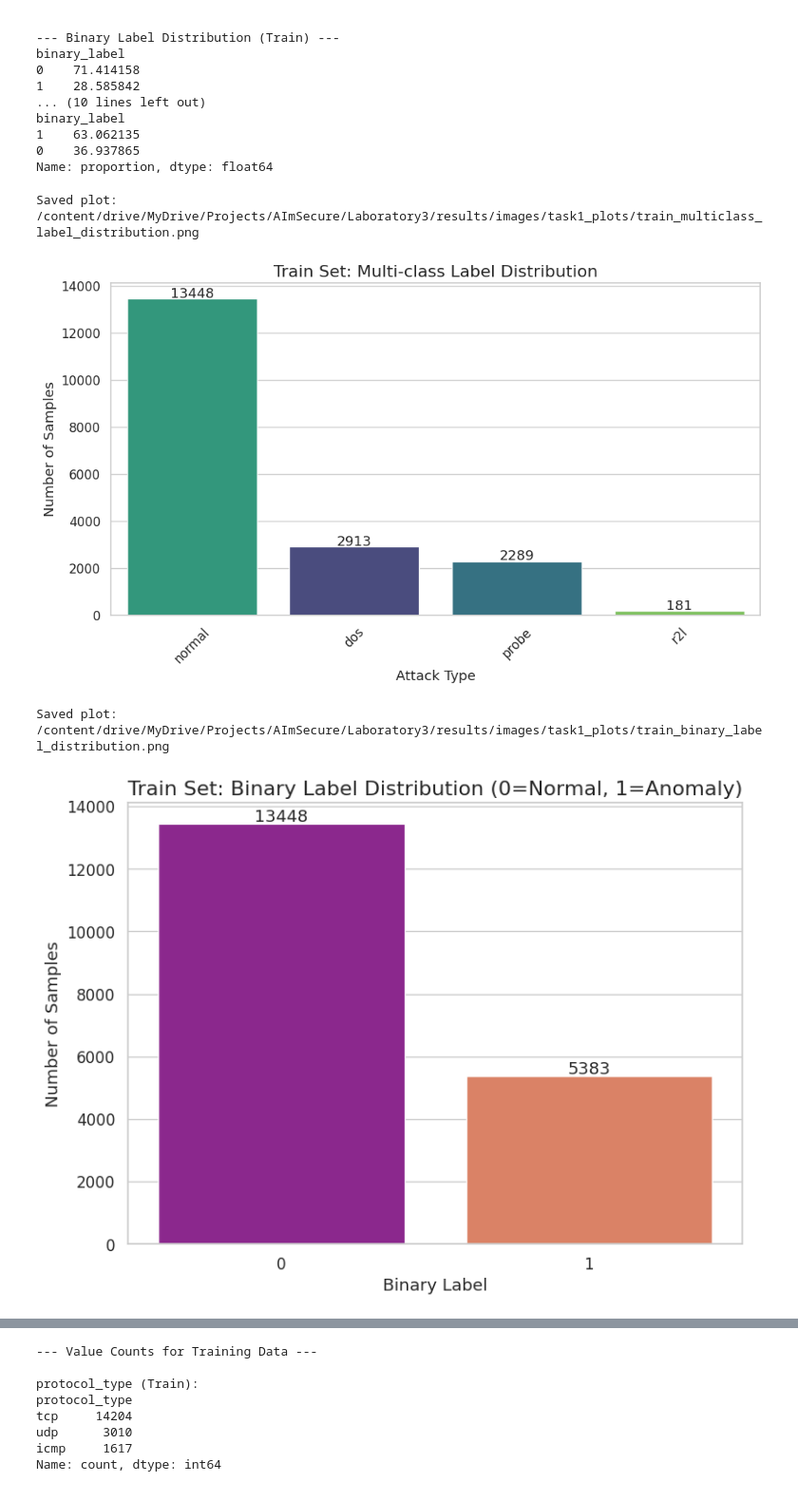
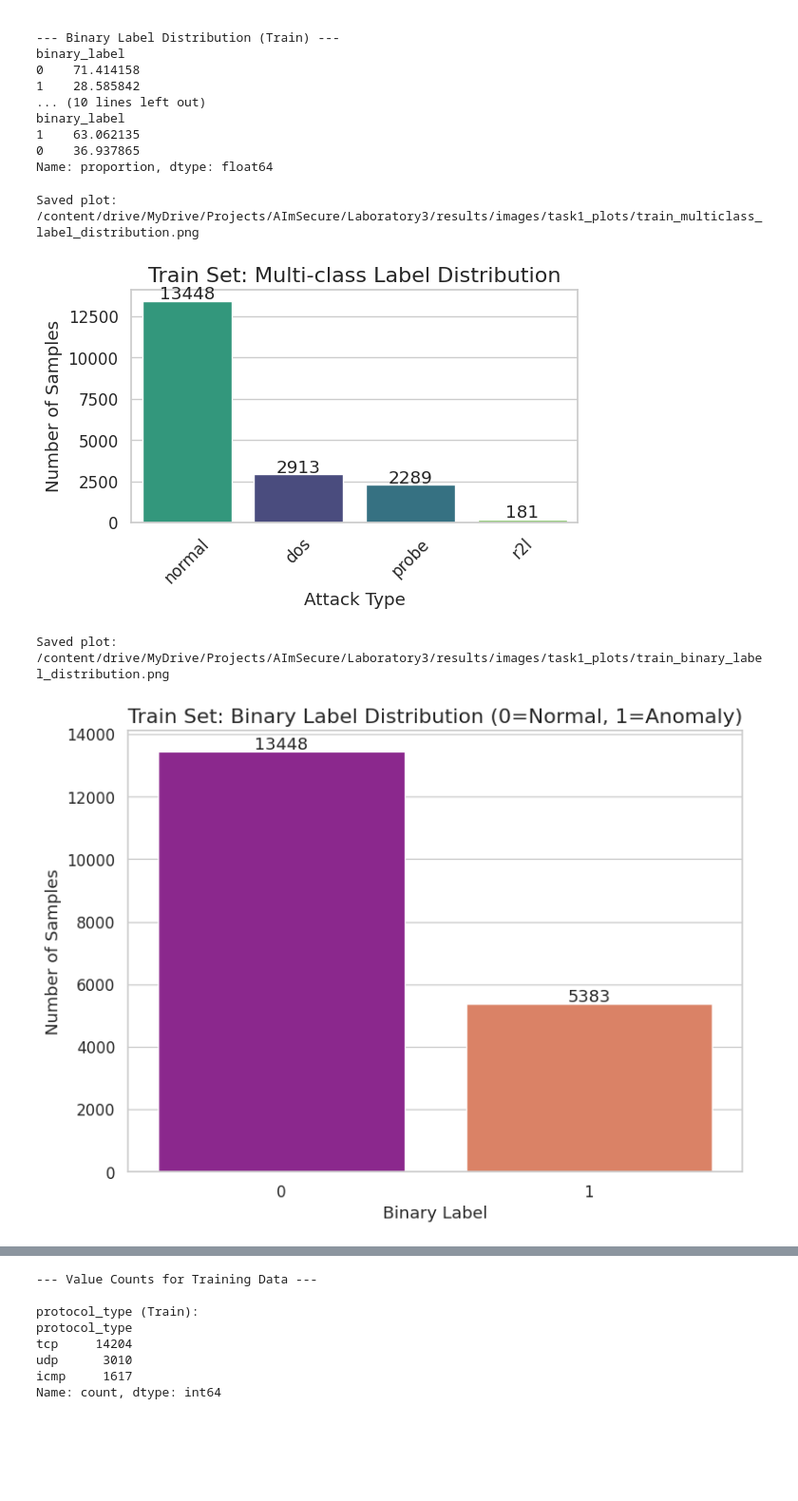
Before and after one commit to AImSecure/Laboratory3, a Jupyter notebook: lab/notebooks/Lab3_Anomaly_Detection.ipynb, the cells around one changed output, grey strips where cells are left out. Shown at 95% size. Saved outputs shown, nothing was run; the diff lists cells and outputs as text; code cells hidden in the pictures; blank space fills up the shorter version.

```diff
--- a/lab/notebooks/Lab3_Anomaly_Detection.ipynb
+++ b/lab/notebooks/Lab3_Anomaly_Detection.ipynb
@@ -373,7 +360,7 @@ def add_counts(ax):
         )
 
 # --- Plot 1: Train Set - Multi-class Label Distribution ---
-plt.figure(figsize=(10, 6))
+plt.figure(figsize=(6, 4))
 ax = sns.countplot(
     data=train_df,
     x='label',
@@ -421,34 +408,34 @@ ax = sns.countplot(
     legend=False
 )
 plt.title('Test Set: Multi-class Label Distribution', fontsize=16)
 plt.xlabel('Attack Type')
 plt.ylabel('Number of Samples')
 plt.xticks(rotation=45)
 add_counts(ax)
 plt.tight_layout()
 save_plot(plt.gcf(), 'test_multiclass_label_distribution', path=save_dir, close_fig=False)
 plt.show()
 
 
 # --- Plot 4: Test Set - Binary Label Distribution ---
 plt.figure(figsize=(8, 6))
 ax = sns.countplot(
     data=test_df,
     x='binary_label',
     palette='plasma',
     hue='binary_label',
     legend=False
 )
 plt.title('Test Set: Binary Label Distribution (0=Normal, 1=Anomaly)', fontsize=16)
 plt.xlabel('Binary Label')
 plt.ylabel('Number of Samples')
 add_counts(ax)
 plt.tight_layout()
 save_plot(plt.gcf(), 'test_binary_label_distribution', path=save_dir, close_fig=False)
 plt.show()
 # %% [output]
 Saved plot: /content/drive/MyDrive/Projects/AImSecure/Laboratory3/results/images/task1_plots/train_multiclass_label_distribution.png
-[figure, old version]
+[figure, new version]
 Saved plot: /content/drive/MyDrive/Projects/AImSecure/Laboratory3/results/images/task1_plots/train_binary_label_distribution.png
 [figure]
 Saved plot: /content/drive/MyDrive/Projects/AImSecure/Laboratory3/results/images/task1_plots/test_multiclass_label_distribution.png
```
Also changed, not shown: parts of 37 cells of this notebook.
